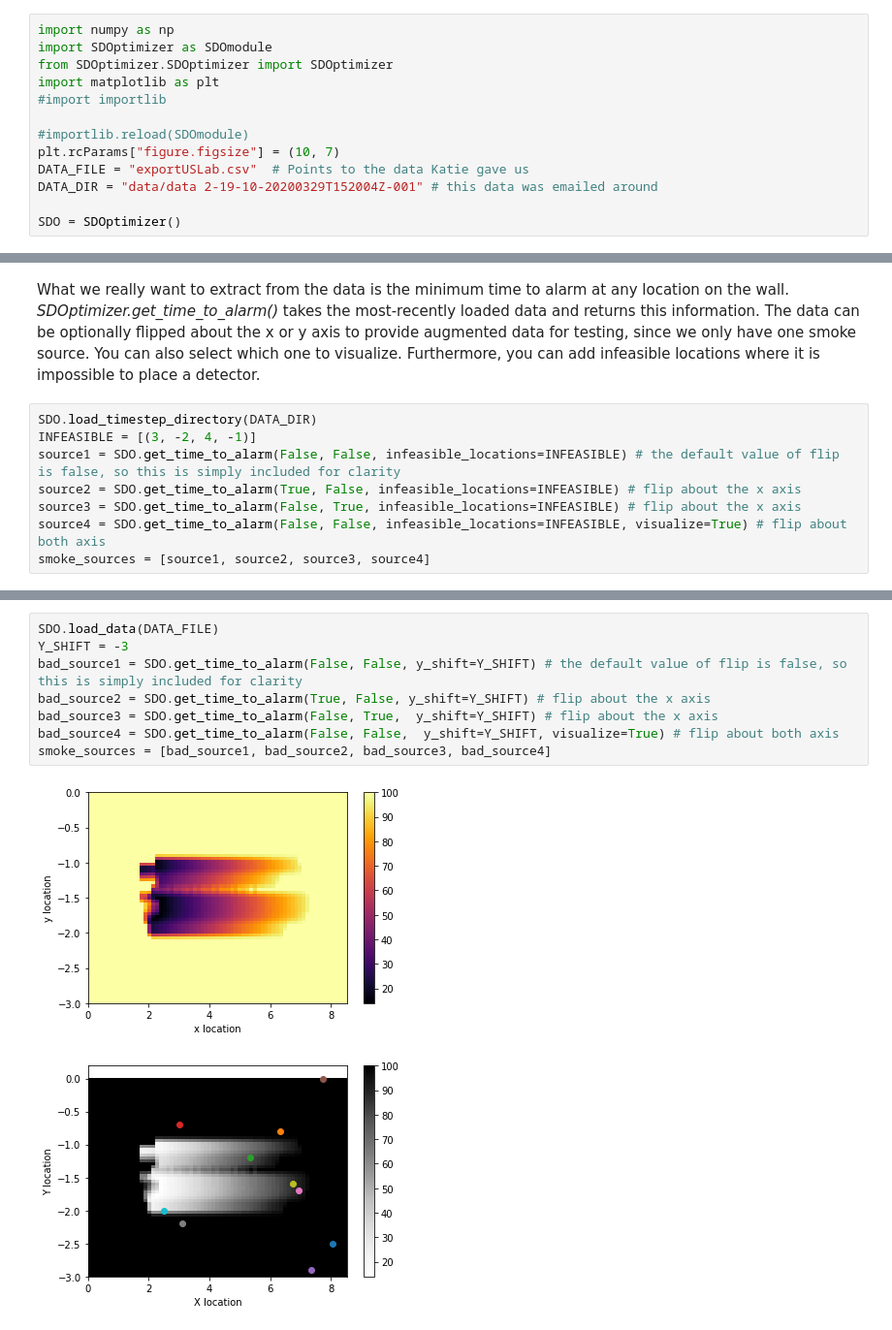
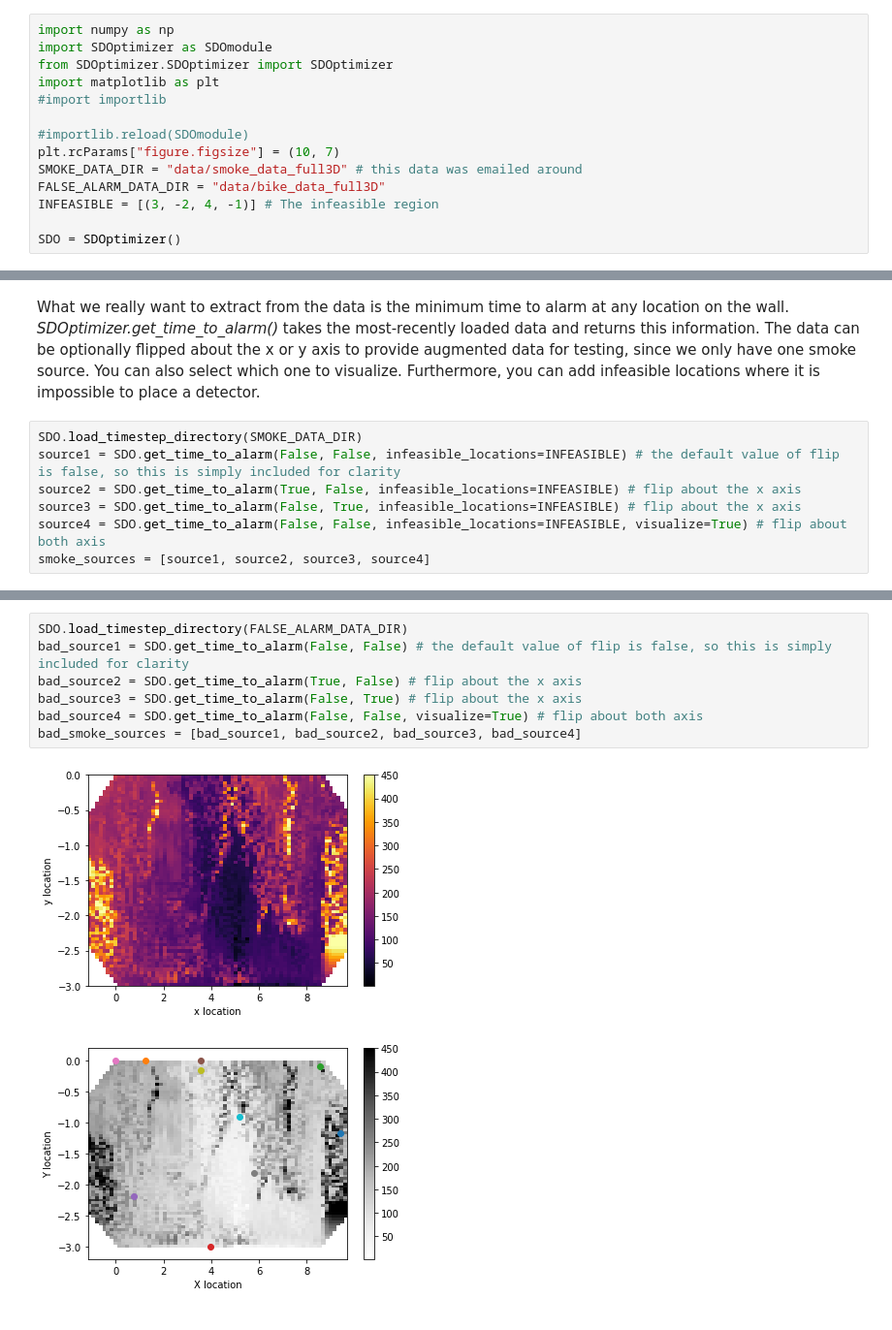
Before and after one commit to russelldj/SmokeDetectorOptimization, a Jupyter notebook: StreamlinedExperiments.ipynb, the cells around one changed output, grey strips where cells are left out. Shown at 97% size. Saved outputs shown, nothing was run; the diff lists cells and outputs as text.

```diff
--- a/StreamlinedExperiments.ipynb
+++ b/StreamlinedExperiments.ipynb
@@ -9,7 +9,8 @@ import matplotlib as plt
 
 #importlib.reload(SDOmodule)
 plt.rcParams["figure.figsize"] = (10, 7)
-DATA_FILE = "exportUSLab.csv"  # Points to the data Katie gave us
-DATA_DIR = "data/data 2-19-10-20200329T152004Z-001" # this data was emailed around
+SMOKE_DATA_DIR = "data/smoke_data_full3D" # this data was emailed around
+FALSE_ALARM_DATA_DIR = "data/bike_data_full3D"
+INFEASIBLE = [(3, -2, 4, -1)] # The infeasible region
 
 SDO = SDOptimizer()
@@ -18,8 +17,7 @@ SDO = SDOptimizer()
 # %% [markdown]
 What we really want to extract from the data is the minimum time to alarm at any location on the wall. _SDOptimizer.get\_time\_to\_alarm()_ takes the most-recently loaded data and returns this information. The data can be optionally flipped about the x or y axis to provide augmented data for testing, since we only have one smoke source. You can also select which one to visualize. Furthermore, you can add infeasible locations where it is impossible to place a detector.
 # %%
-SDO.load_timestep_directory(DATA_DIR)
-INFEASIBLE = [(3, -2, 4, -1)]
+SDO.load_timestep_directory(SMOKE_DATA_DIR)
 source1 = SDO.get_time_to_alarm(False, False, infeasible_locations=INFEASIBLE) # the default value of flip is false, so this is simply included for clarity
 source2 = SDO.get_time_to_alarm(True, False, infeasible_locations=INFEASIBLE) # flip about the x axis
 source3 = SDO.get_time_to_alarm(False, True, infeasible_locations=INFEASIBLE) # flip about the x axis
@@ -32,11 +32,10 @@ smoke_sources = [source1, source2, source3, source4]
 # %%
-SDO.load_data(DATA_FILE)
-Y_SHIFT = -3
-bad_source1 = SDO.get_time_to_alarm(False, False, y_shift=Y_SHIFT) # the default value of flip is false, so this is simply included for clarity
-bad_source2 = SDO.get_time_to_alarm(True, False, y_shift=Y_SHIFT) # flip about the x axis
-bad_source3 = SDO.get_time_to_alarm(False, True,  y_shift=Y_SHIFT) # flip about the x axis
-bad_source4 = SDO.get_time_to_alarm(False, False,  y_shift=Y_SHIFT, visualize=True) # flip about both axis
-smoke_sources = [bad_source1, bad_source2, bad_source3, bad_source4]
+SDO.load_timestep_directory(FALSE_ALARM_DATA_DIR)
+bad_source1 = SDO.get_time_to_alarm(False, False) # the default value of flip is false, so this is simply included for clarity
+bad_source2 = SDO.get_time_to_alarm(True, False) # flip about the x axis
+bad_source3 = SDO.get_time_to_alarm(False, True) # flip about the x axis
+bad_source4 = SDO.get_time_to_alarm(False, False, visualize=True) # flip about both axis
+bad_smoke_sources = [bad_source1, bad_source2, bad_source3, bad_source4]
 # %% [output]
-[figure, old version]
+[figure, new version]
-[figure, old version]
+[figure, new version]
```
Also changed, not shown: parts of 19 cells of this notebook, 9 other files.
